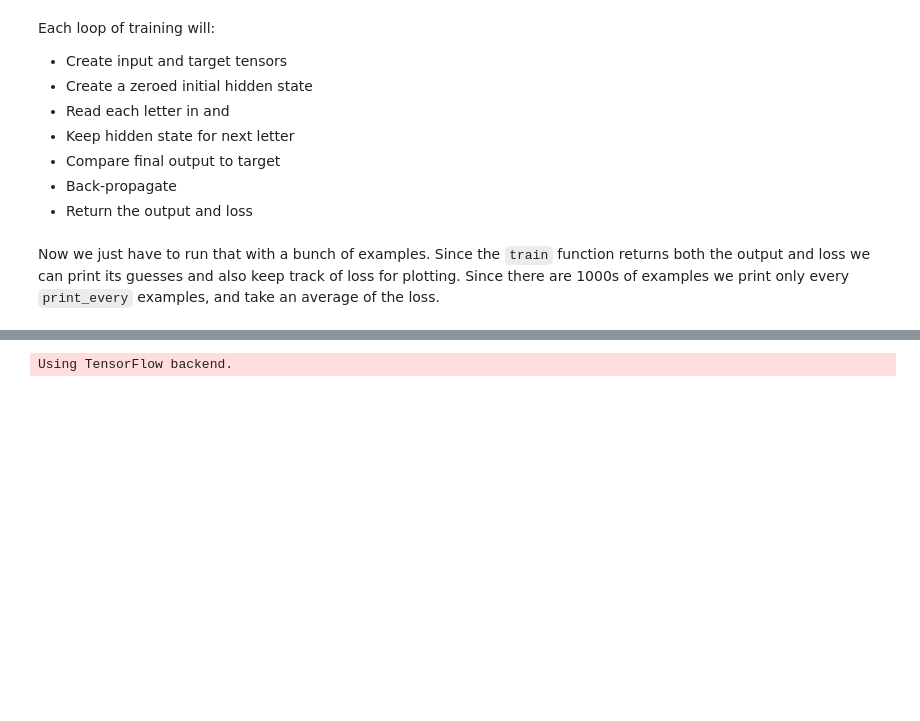
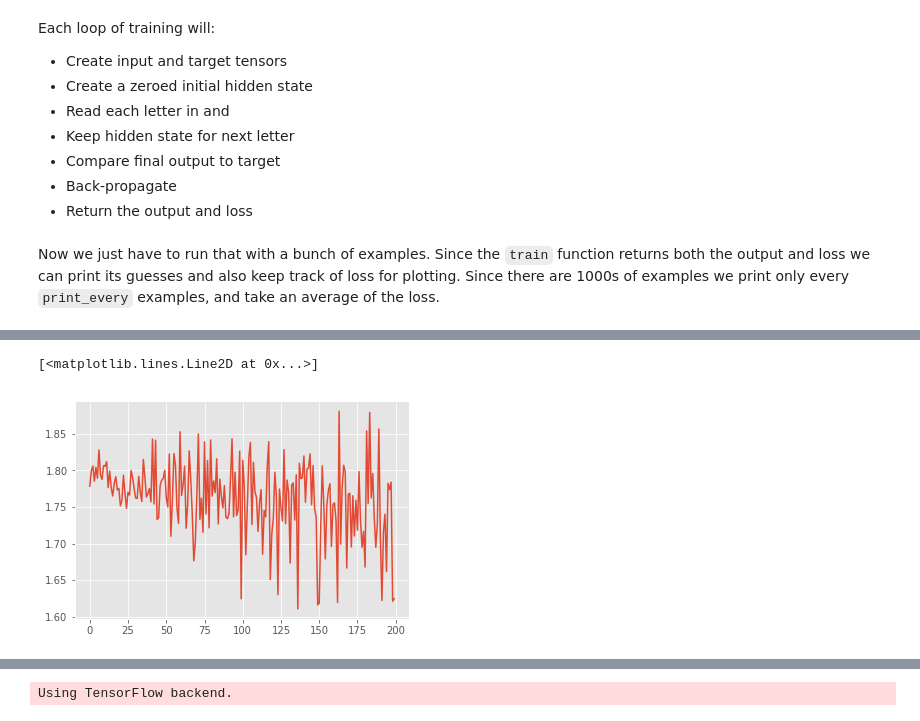
Before and after one commit to Beige-Coffee/Wikipedia-Knowledge-Graph, a Jupyter notebook: src/neural_network_model.ipynb, the cells around one changed output, grey strips where cells are left out. Cells and saved outputs as stored; diff of their text form; code cells hidden in the pictures; blank space fills up the shorter version.

Commit message:
Add neural network changes and begin scraping new wiki data

````diff
--- a/src/neural_network_model.ipynb
+++ b/src/neural_network_model.ipynb
@@ -32,2 +39,2 @@ data = data[data['text'].str.contains("{{underconstruction") == False]
 # %%
-data1000 = data[:1000].copy()
+data = data[:15000].copy()
@@ -49,7 +49,7 @@ import os
 import unicodedata
 import string
 
-all_chars = string.ascii_letters + string.punctuation
+all_chars = string.ascii_letters + string.punctuation + ' '
 n_chars = len(all_chars)
 
 # Turn a Unicode string to plain ASCII, thanks to http://stackoverflow.com/a/518232/2809427
@@ -71,7 +71,7 @@ def create_labeled_docs_dict(database, empty_default_dict):
 # Build the category_lines dictionary, a list of names per language
 all_labels = [0,1,2,3,4,5]
 label_docs = defaultdict(list)
-label_docs = create_labeled_docs_dict(data1000, label_docs)
+label_docs = create_labeled_docs_dict(data, label_docs)
 # %% [markdown]
 ## Turning characters into vectors
 To represent a single letter, we use a “one-hot vector” of size ```<1 x n_letters>```. A one-hot vector is filled with 0s except for a 1 at index of the current letter. To make a word we join a bunch of those into a 2D matrix ```<line_length x 1 x n_letters>```.
@@ -185,7 +185,7 @@ Each loop of training will:
 - Back-propagate
 - Return the output and loss
 # %%
-learning_rate = 0.003 # If you set this too high, it might explode. If too low, it might not learn
+learning_rate = 0.005 # If you set this too high, it might explode. If too low, it might not learn
 
 def train(label_tensor, doc_tensor):
     hidden = rnn.initHidden()
@@ -209,9 +209,9 @@
 import time
 import math
 
-n_iters = 10000
+n_iters = 2000
 print_every = 10
-plot_every = 1000
+plot_every = 10
 
 
 
@@ -237,7 +237,8 @@ for iter in range(1, n_iters + 1):
     if iter % print_every == 0:
         guess, guess_i = label_from_output(output)
         correct = '✓' if guess == label else '✗ (%s)' % label
-        print('%d %d%% (%s) %.4f %s / %s %s' % (iter, iter / n_iters * 100, timeSince(start), loss, 'predicted -->', guess, correct))
+        #print('%d %d%% (%s) %.4f %s / %s %s' % (iter, iter / n_iters * 100, timeSince(start), loss, 'predicted -->', find_regressed_output(output), correct))
+        print(f"{iter},{timeSince(start)}, {round(loss,4)}, predicted: {find_regressed_output(output)}, label: {int(output.topk(1,1, True)[1])} {correct}")
 
     # Add current loss avg to list of losses
     if iter % plot_every == 0:
@@ -251,0 +265,9 @@ KeyboardInterrupt:
+# %%
+import matplotlib.pyplot as plt
+import matplotlib.ticker as ticker
+
+plt.figure()
+plt.plot(all_losses)
+# %% [output]
+[<matplotlib.lines.Line2D at 0x...>]
+[figure, added]
````
Also changed, not shown: parts of 26 cells of this notebook, 5 other files.
